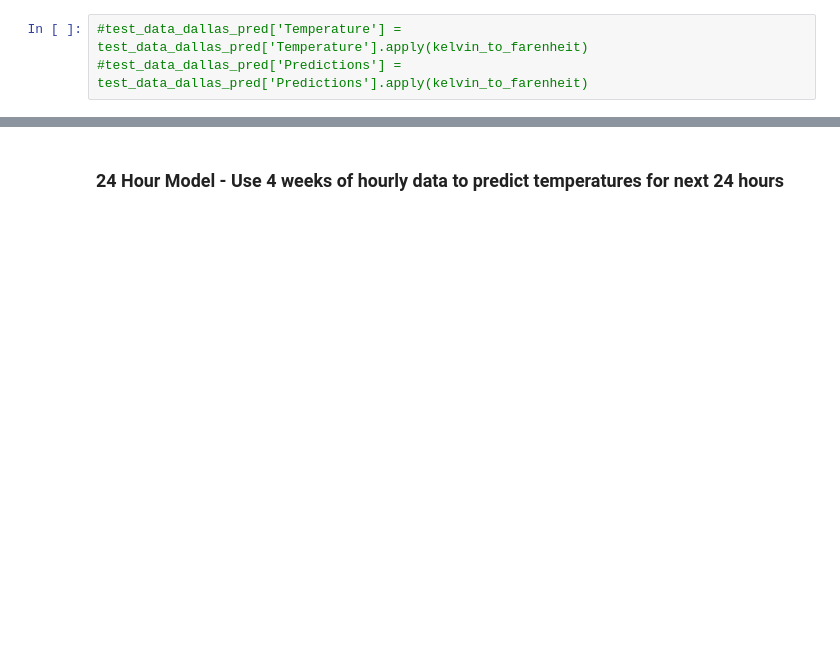
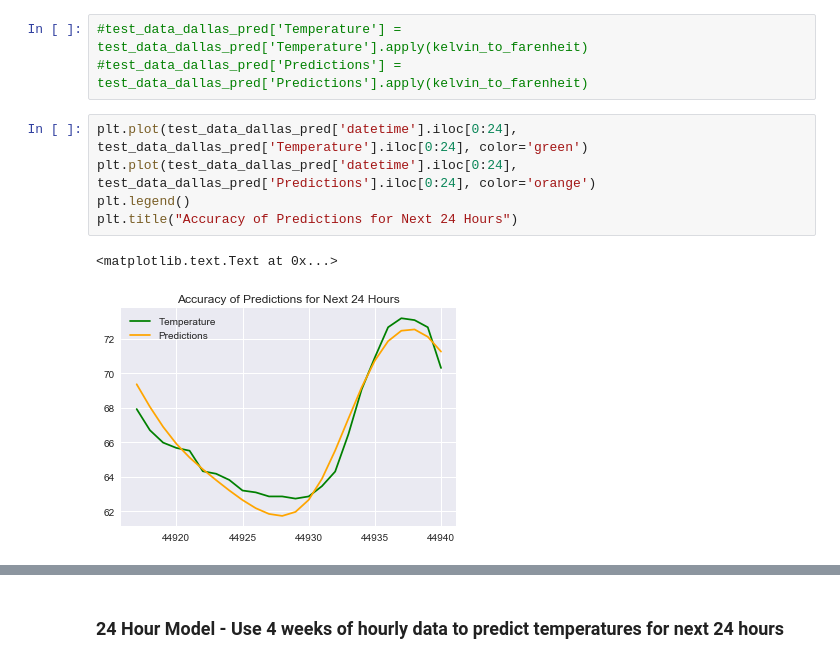
Before and after one commit to AmolMavuduru/WeatherForecastingRNNs, a Jupyter notebook: Weather Forecasting with RNNs.ipynb, the cells around one changed output, grey strips where cells are left out. Cells and saved outputs as stored; diff of their text form; blank space fills up the shorter version.

```diff
--- a/Weather Forecasting with RNNs.ipynb
+++ b/Weather Forecasting with RNNs.ipynb
@@ -380,6 +379,14 @@ test_data_dallas_pred
 # %%
 #test_data_dallas_pred['Temperature'] = test_data_dallas_pred['Temperature'].apply(kelvin_to_farenheit)
 #test_data_dallas_pred['Predictions'] = test_data_dallas_pred['Predictions'].apply(kelvin_to_farenheit)
+# %%
+plt.plot(test_data_dallas_pred['datetime'].iloc[0:24], test_data_dallas_pred['Temperature'].iloc[0:24], color='green')
+plt.plot(test_data_dallas_pred['datetime'].iloc[0:24], test_data_dallas_pred['Predictions'].iloc[0:24], color='orange')
+plt.legend()
+plt.title("Accuracy of Predictions for Next 24 Hours")
+# %% [output]
+<matplotlib.text.Text at 0x...>
+[figure, added]
 # %%
 plt.plot(test_data_dallas_pred['datetime'], test_data_dallas_pred['Temperature'], color='green')
 plt.plot(test_data_dallas_pred['datetime'], test_data_dallas_pred['Predictions'], color='orange')
```
Also changed, not shown: parts of 5 cells of this notebook.
